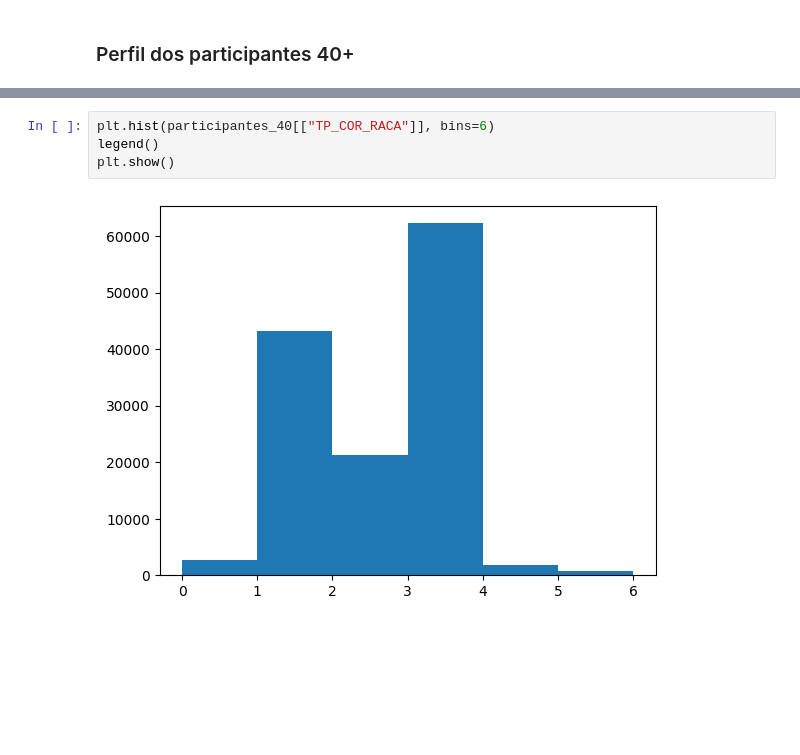
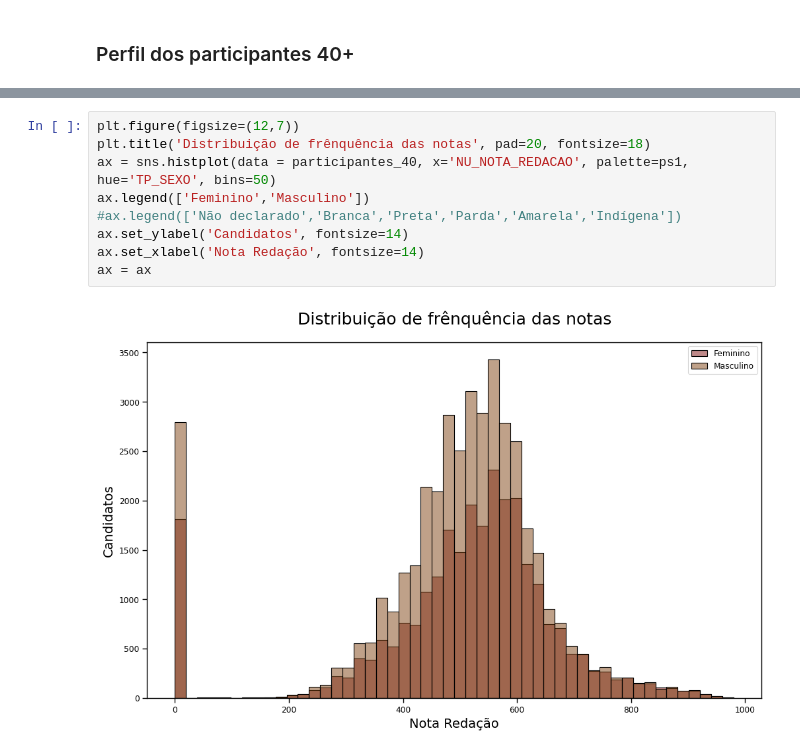
Before and after one commit to MonikeG/Semantix_Academy_Projeto_Final, a Jupyter notebook: Analise_Exploratoria_Dados_EDA.ipynb, the cells around one changed output, grey strips where cells are left out. Saved outputs shown, nothing was run; the diff lists cells and outputs as text; blank space fills up the shorter version.

```diff
--- a/Analise_Exploratoria_Dados_EDA.ipynb
+++ b/Analise_Exploratoria_Dados_EDA.ipynb
@@ -116,6 +71,11 @@ participantes_40.head()
-# %%
-plt.hist(participantes_40[["TP_COR_RACA"]], bins=6)
-legend()
-plt.show()
-# %% [output]
-[figure, removed]
+# %%
+plt.figure(figsize=(12,7))
+plt.title('Distribuição de frênquência das notas', pad=20, fontsize=18)
+ax = sns.histplot(data = participantes_40, x='NU_NOTA_REDACAO', palette=ps1, hue='TP_SEXO', bins=50)
+ax.legend(['Feminino','Masculino'])
+#ax.legend(['Não declarado','Branca','Preta','Parda','Amarela','Indígena'])
+ax.set_ylabel('Candidatos', fontsize=14)
+ax.set_xlabel('Nota Redação', fontsize=14)
+ax = ax
+# %% [output]
+[figure, added]
```
Also changed, not shown: parts of 39 cells of this notebook, 3 other files.
